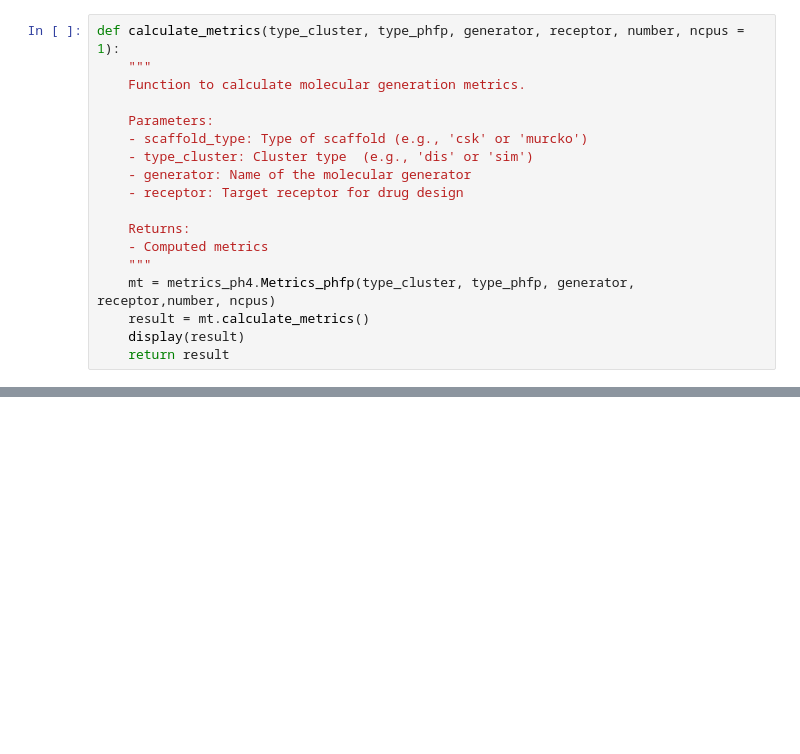
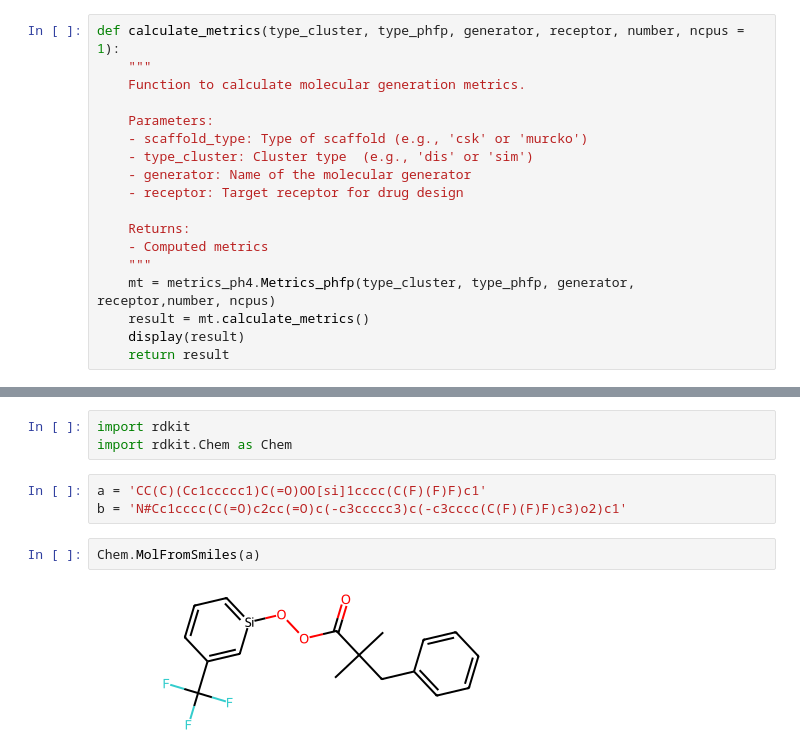
Before and after one commit to filvaleriia/scaffold-based-metrics, a Jupyter notebook: calc_ph4.ipynb, the cells around one changed output, grey strips where cells are left out. Cells and saved outputs as stored; diff of their text form; blank space fills up the shorter version.

```diff
--- a/calc_ph4.ipynb
+++ b/calc_ph4.ipynb
@@ -41,0 +190,10 @@ for number in range(2,5):
+# %%
+import rdkit
+import rdkit.Chem as Chem
+# %%
+a = 'CC(C)(Cc1ccccc1)C(=O)OO[si]1cccc(C(F)(F)F)c1'
+b = 'N#Cc1cccc(C(=O)c2cc(=O)c(-c3ccccc3)c(-c3cccc(C(F)(F)F)c3)o2)c1'
+# %%
+Chem.MolFromSmiles(a)
+# %% [output]
+[figure, added]
```
Also changed, not shown: parts of 9 cells of this notebook, 17 other files.
